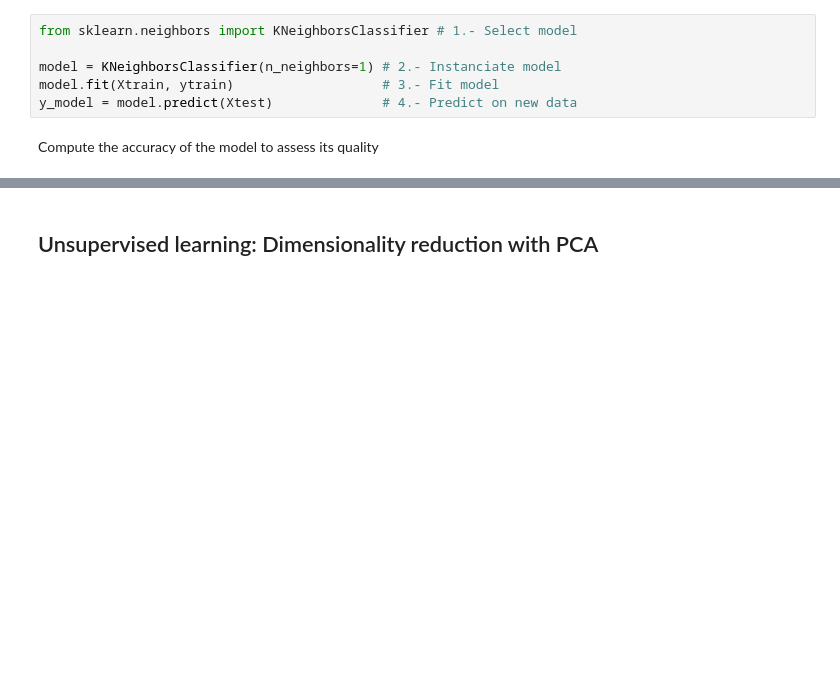
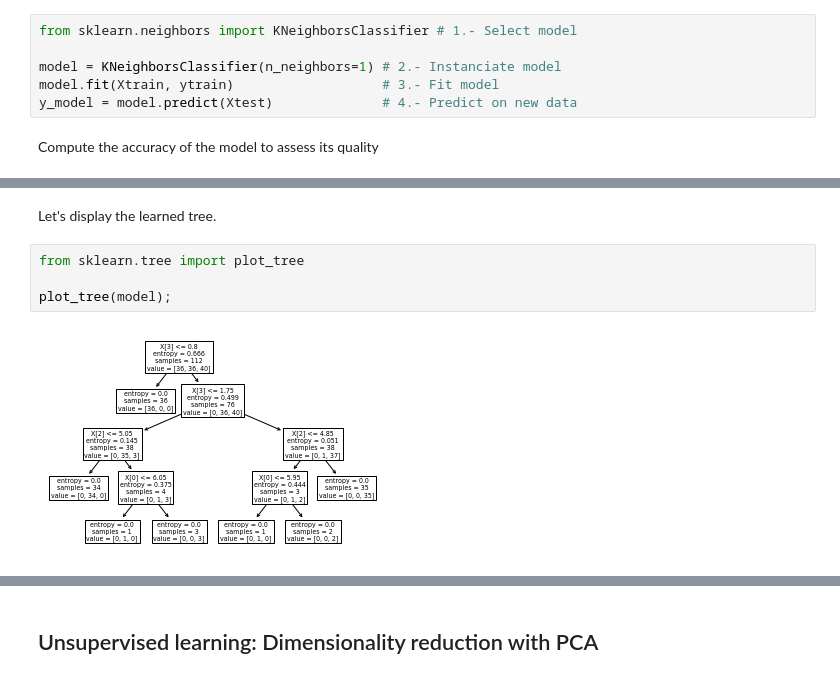
Before and after one commit to dfbarrero/dataCourse, a Jupyter notebook: mlfoundations/scikit-learn.ipynb, the cells around one changed output, grey strips where cells are left out. Saved outputs shown, nothing was run; the diff lists cells and outputs as text; blank space fills up the shorter version.

```diff
--- a/mlfoundations/scikit-learn.ipynb
+++ b/mlfoundations/scikit-learn.ipynb
@@ -172,0 +202,8 @@ accuracy_score(ytest, y_model)
+# %% [markdown]
+Let's display the learned tree.
+# %%
+from sklearn.tree import plot_tree
+
+plot_tree(model);
+# %% [output]
+[figure, added]
```
Also changed, not shown: parts of 23 cells of this notebook.
